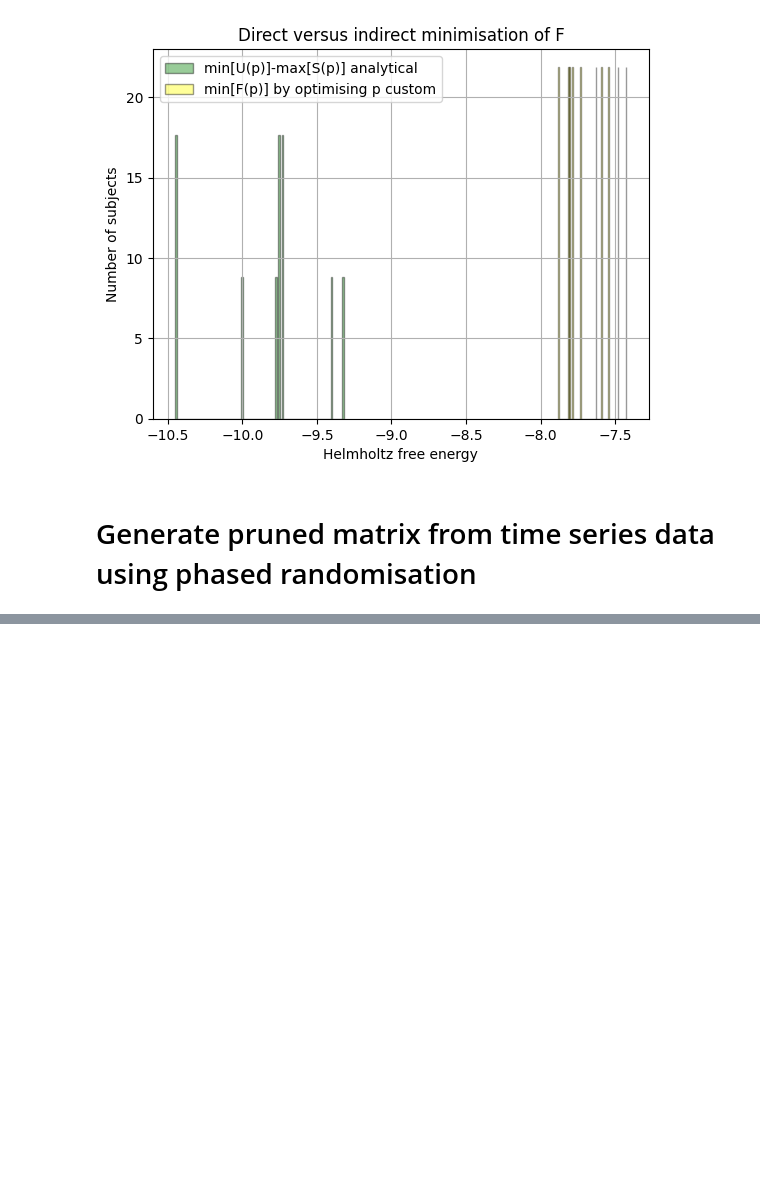
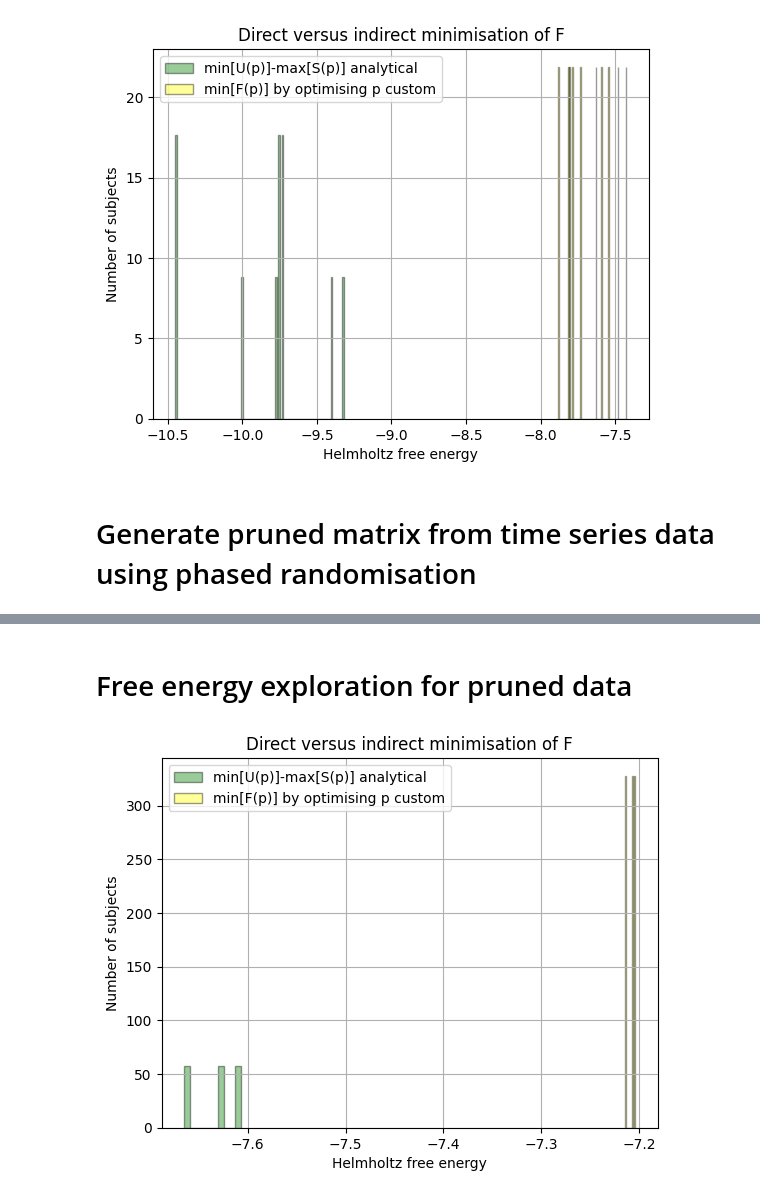
Before and after one commit to cyrilrommens/Free_energy_of_simplicial_complexes, a Jupyter notebook: Week_16.ipynb, the cells around one changed output, grey strips where cells are left out. Drawn from its saved outputs; the diff is of its cells as text; code cells hidden in the pictures; blank space fills up the shorter version.

```diff
--- a/Week_16.ipynb
+++ b/Week_16.ipynb
@@ -210,0 +298,4 @@ plt.show()
+# %%
+pruned_data = generate_pruned_data(glob.glob('HCPAging/*.txt'), 0.010, 0.990)
+# %% [markdown]
+# Free energy exploration for pruned data
@@ -210,0 +321,44 @@ plt.show()
+# %%
+# Compute the free energy directly by approximating min_free_energy
+def computing_functionals_direct_custom(matrix):
+    # Build clique_complex
+    clique_complex = build_clique_complex_new(matrix)
+    # Generate connectivity and inverse matrix
+    matrix, inverse_connectivity_matrix = generate_inverse_connectivity_matrix(clique_complex)
+
+    # Compute the free energy directly by approximating min_free_energy
+    free_energy_history, f_probabilities = simulated_annealing_free_energy(clique_complex, inverse_connectivity_matrix, 1000, initial_temperature=1.0, cooling_rate=0.95)
+
+    # Compute analytical max entropy and min energy
+    # Maximum shannon entropy from uniform distribution
+    n = len(inverse_connectivity_matrix)
+    p_Smax = np.ones(n) / n
+    max_entropy_value = shannon_entropy(p_Smax)
+
+    # Minimum internal energy from analytical solution
+    min_energy_probabilities = (np.inner(matrix,[1]*len(matrix)))/np.sum(matrix)
+    min_energy_value = energy_function(min_energy_probabilities, inverse_connectivity_matrix)
+
+    # Analytical optimal free energy
+    min_free_energy_value = min_energy_value - max_entropy_value
+
+    return clique_complex, free_energy_history[-1], f_probabilities, max_entropy_value, min_energy_value, min_free_energy_value
+# %%
+free_energy_direct_custom = []
+free_energy_analytical = []
+
+for matrix in pruned_data:
+    clique_complex, free_energy_subject_4, f_probabilities, max_entropy_value, min_energy_value, min_free_energy_value = computing_functionals_direct_custom(matrix)
+    free_energy_analytical.append(min_free_energy_value)
+    free_energy_direct_custom.append(free_energy_subject_4)
+# %%
+plt.hist(free_energy_analytical, bins=100, density=True, alpha=0.4, color='green', edgecolor='black', label = 'min[U(p)]-max[S(p)] analytical')
+plt.hist(free_energy_direct_custom, bins=100, density=True, alpha=0.4, color='yellow', edgecolor='black', label = 'min[F(p)] by optimising p custom')
+plt.grid(True)
+plt.title('Direct versus indirect minimisation of F')
+plt.ylabel('Number of subjects')
+plt.xlabel('Helmholtz free energy')
+plt.legend()
+plt.show()
+# %% [output]
+[figure, added]
```
Also changed, not shown: parts of 13 cells of this notebook, 6 other files.
